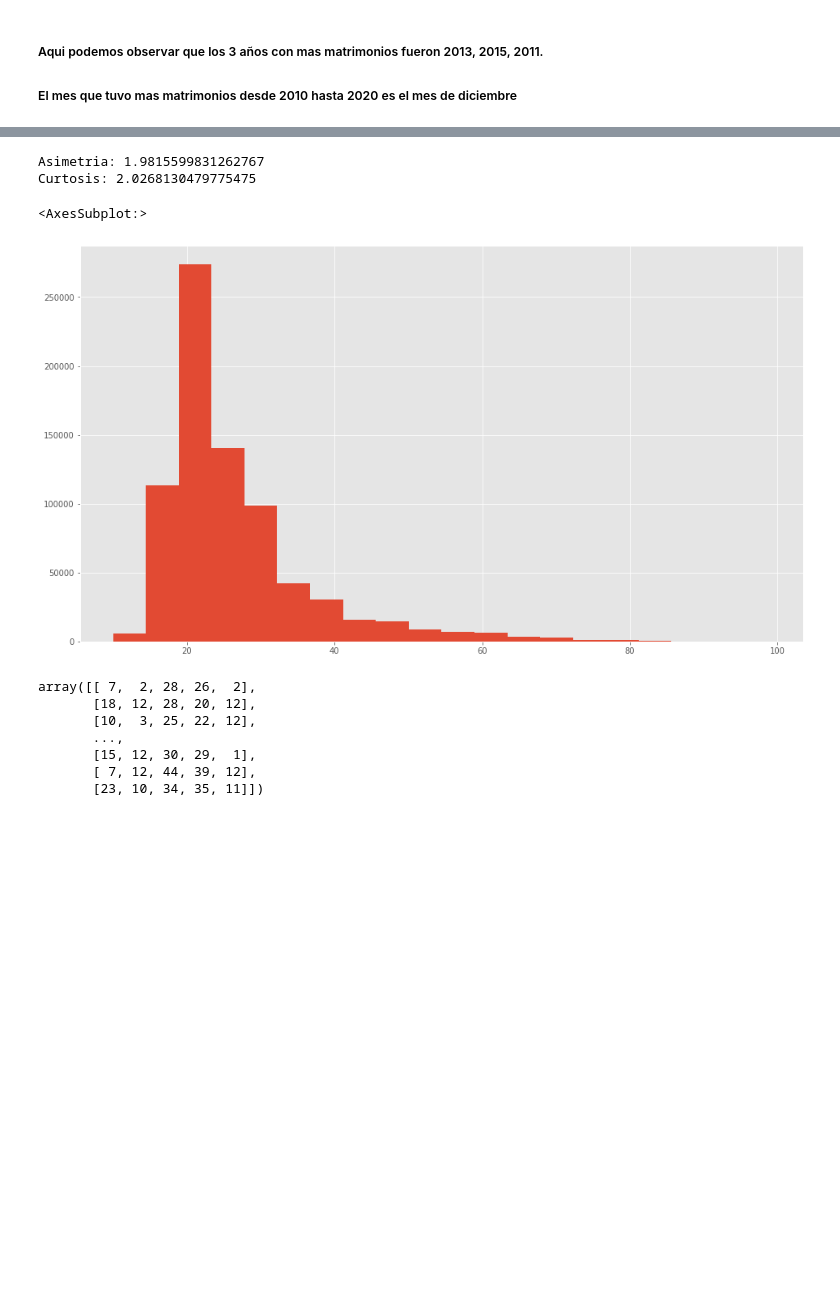
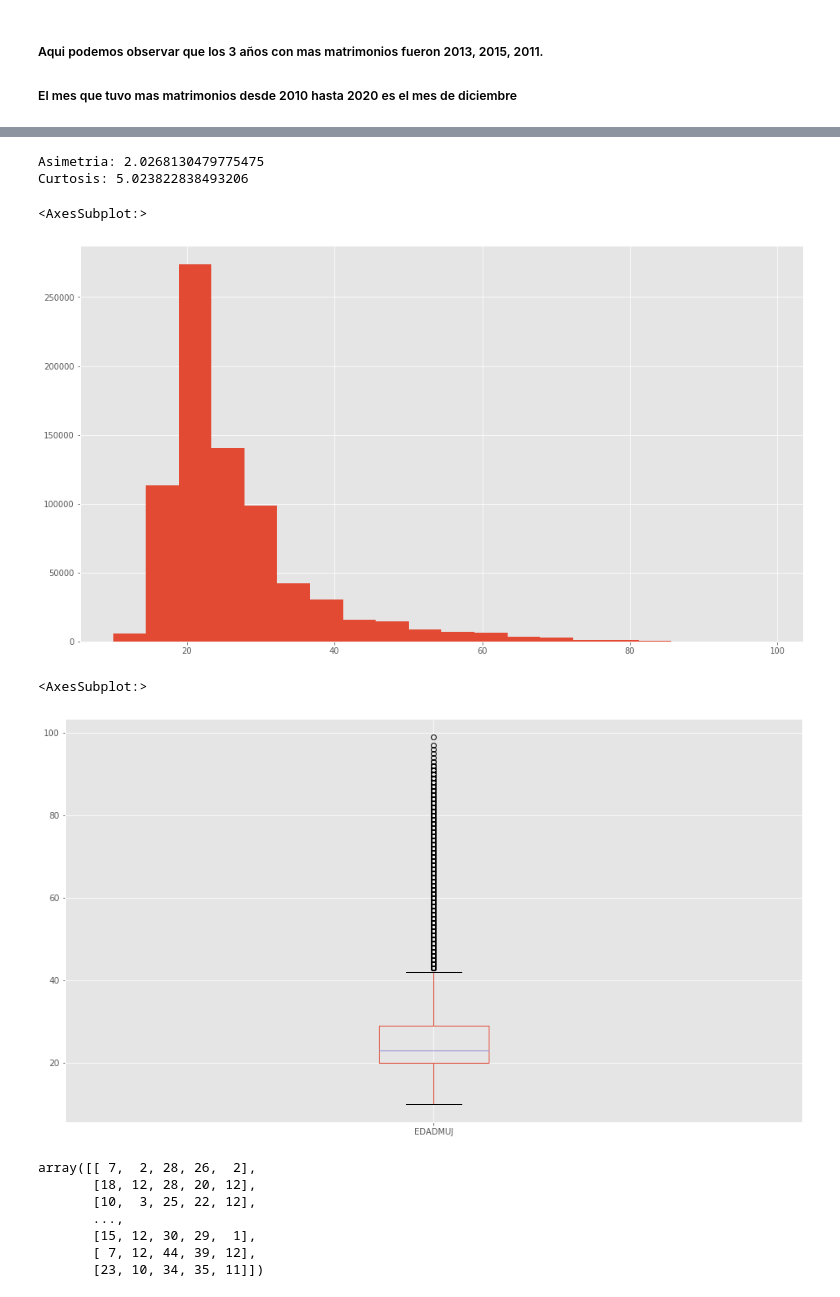
Before and after one commit to JJHH06/DMP1MarriageClustering, a Jupyter notebook: Proyecto1.ipynb, the cells around one changed output, grey strips where cells are left out. Saved outputs shown, nothing was run; the diff lists cells and outputs as text; code cells hidden in the pictures; blank space fills up the shorter version.

```diff
--- a/Proyecto1.ipynb
+++ b/Proyecto1.ipynb
@@ -424,14 +430,19 @@ Curtosis: 2.0268130479775475
 # %%
 # Histograma de edad de las mujeres
 
-print('Asimetria:', marriage_data['EDADHOM'].skew())
-print('Curtosis:', marriage_data['EDADMUJ'].skew())
+print('Asimetria:', marriage_data['EDADMUJ'].skew())
+print('Curtosis:', marriage_data['EDADMUJ'].kurt())
 marriage_data['EDADMUJ'].hist(bins=20)
 # %% [output]
-Asimetria: 1.9815599831262767
-Curtosis: 2.0268130479775475
+Asimetria: 2.0268130479775475
+Curtosis: 5.023822838493206
 <AxesSubplot:>
 [figure]
+# %%
+marriage_data.boxplot(column=['EDADMUJ'])
+# %% [output]
+<AxesSubplot:>
+[figure, added]
 # %%
 #Diaocu, mesocu, edad de hombre, edad de mujer, mesreg
 
```
Also changed, not shown: parts of 2 cells of this notebook.
